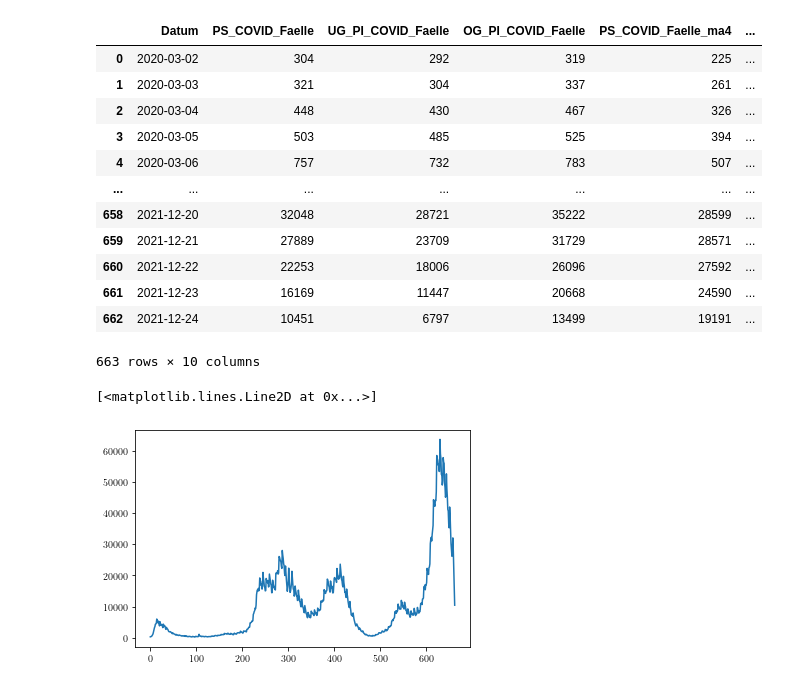
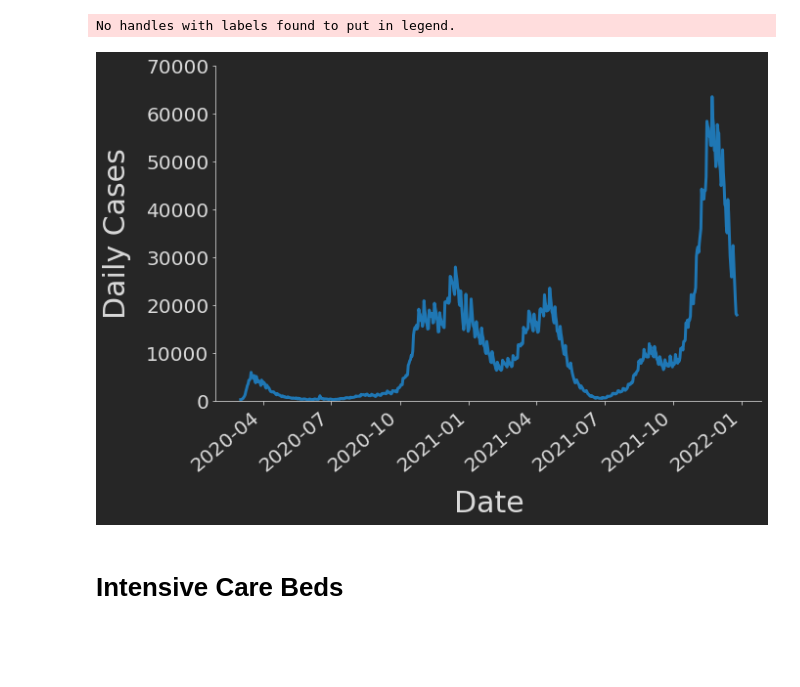
Before and after one commit to Ma-Fi-94/Corona, a Jupyter notebook: Corona.ipynb, the cells around one changed output. Saved outputs shown, nothing was run; the diff lists cells and outputs as text; code cells hidden in the pictures; blank space fills up the shorter version.

```diff
--- a/Corona.ipynb
+++ b/Corona.ipynb
@@ -52,24 +57,20 @@ pt.limits(ax, None, (0,2e6))
 # %%
 data=pd.read_table('https://raw.githubusercontent.com/robert-koch-institut/SARS-CoV-2-Nowcasting_und_-R-Schaetzung/main/Nowcast_R_aktuell.csv',\
                   sep=",")
+data['Datum'] = pd.to_datetime(data['Datum'])
-# %%
-data
-# %% [output]
-|  | Datum | PS_COVID_Faelle | UG_PI_COVID_Faelle | OG_PI_COVID_Faelle | PS_COVID_Faelle_ma4 | ... |
-| 0 | 2020-03-02 | 304 | 292 | 319 | 225 | ... |
-| 1 | 2020-03-03 | 321 | 304 | 337 | 261 | ... |
-| 2 | 2020-03-04 | 448 | 430 | 467 | 326 | ... |
-| 3 | 2020-03-05 | 503 | 485 | 525 | 394 | ... |
-| 4 | 2020-03-06 | 757 | 732 | 783 | 507 | ... |
-| ... | ... | ... | ... | ... | ... | ... |
-| 658 | 2021-12-20 | 32048 | 28721 | 35222 | 28599 | ... |
-| 659 | 2021-12-21 | 27889 | 23709 | 31729 | 28571 | ... |
-| 660 | 2021-12-22 | 22253 | 18006 | 26096 | 27592 | ... |
-| 661 | 2021-12-23 | 16169 | 11447 | 20668 | 24590 | ... |
-| 662 | 2021-12-24 | 10451 | 6797 | 13499 | 19191 | ... |
-663 rows × 10 columns
-# %%
-plt.plot(data.PS_COVID_Faelle)
-# %% [output]
-[<matplotlib.lines.Line2D at 0x...>]
-[figure, removed]
+# %%
+fig, ax = pt.singleplot()
+pt.majorline(ax, data.Datum, data.PS_COVID_Faelle)
+
+fig.autofmt_xdate(bottom=0.2, rotation=40, ha='right')
+pt.despine(ax)
+pt.ticklabelsize(ax)
+pt.legend(ax)
+pt.labels(ax, "Date", "Daily Cases")
+ymax = round(max(data.PS_COVID_Faelle), -4)+10000
+pt.limits(ax, None, (0, ymax))
+# %% [output]
+No handles with labels found to put in legend.
+[figure, added]
+# %% [markdown]
+# Intensive Care Beds
```
Also changed, not shown: parts of 7 cells of this notebook.
